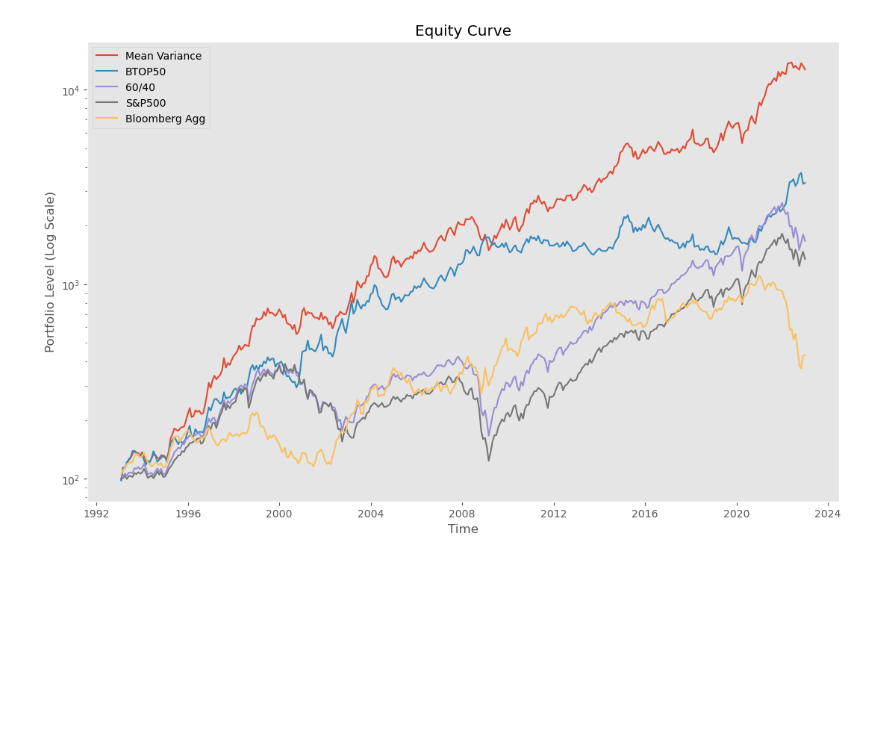
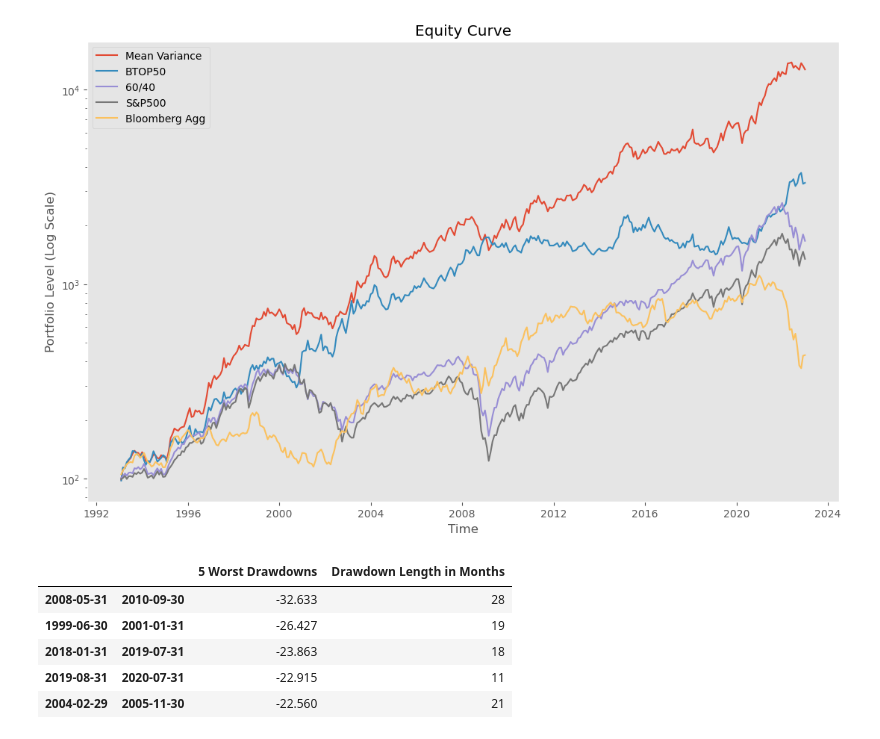
Before and after one commit to MalekAlkshaik/Basic-Mean-Variance-Opt, a Jupyter notebook: Basic Mean Variance GitHub.ipynb, the cells around one changed output. Cells and saved outputs as stored; diff of their text form; code cells hidden in the pictures; blank space fills up the shorter version.

```diff
--- a/Basic Mean Variance GitHub.ipynb
+++ b/Basic Mean Variance GitHub.ipynb
@@ -24,8 +24,8 @@ def summary(x,i=0):
             f'Sharpe Ratio: {"{:.2f}".format(round(A/S,2))}',
             f'Max Drawdown: {"{:.1f}".format(round(drawdownVW.drawdown.min()*100,1))}%')
 # %%
-RiskFree = RiskFree()[786:-11]
-SP500 = SP()
+RiskFree = RiskFree(1)
+SP500 = sp()
 # %%
 data = pd.read_csv('/Users/malek/Documents/WRDS Data/Diversifiers.csv',index_col=0)[['BTOP50','Barclays Aggregate Bond']]
 data.index = pd.to_datetime(data.index,dayfirst=True)
@@ -114,3 +114,13 @@ plt.grid(False)
 plt.show()
 # %% [output]
 [figure]
+# %%
+# Mean Variance portfolio at 20% vol
+mf.drawdowns(data.iloc[:,0])
+# %% [output]
+|  |  | 5 Worst Drawdowns | Drawdown Length in Months |
+| 2008-05-31 | 2010-09-30 | -32.633 | 28 |
+| 1999-06-30 | 2001-01-31 | -26.427 | 19 |
+| 2018-01-31 | 2019-07-31 | -23.863 | 18 |
+| 2019-08-31 | 2020-07-31 | -22.915 | 11 |
+| 2004-02-29 | 2005-11-30 | -22.560 | 21 |
```
Also changed, not shown: parts of 1 cell of this notebook.
